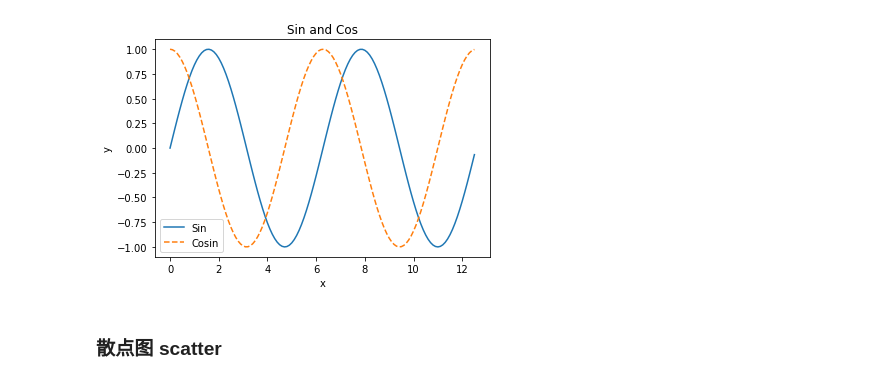
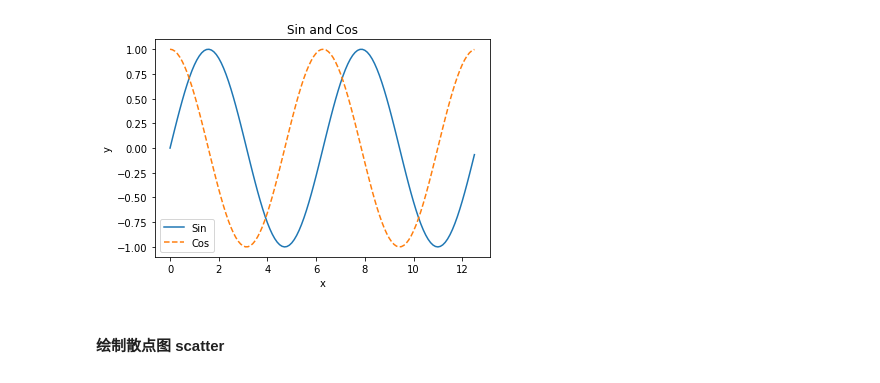
Before and after one commit to RedstoneWill/dl-from-scratch, a Jupyter notebook: 01_the_foundation_of_deep_learning.ipynb, the cells around one changed output. Cells and saved outputs as stored; diff of their text form; code cells hidden in the pictures.

```diff
--- a/01_the_foundation_of_deep_learning.ipynb
+++ b/01_the_foundation_of_deep_learning.ipynb
@@ -51,25 +339,25 @@ plt.show()  # You must call plt.show() to make graphics appear.
 # %%
-# import library
+# 导入库函数
 import numpy as np
 import matplotlib.pyplot as plt
 
-# generate data
+# 生成数据
 x = np.arange(0, 4 * np.pi, 0.1)
 y_sin = np.sin(x)
 y_cos = np.cos(x)
 
-# Plot the the figure
+# 绘图
 plt.plot(x, y_sin)
 plt.plot(x, y_cos, '--')
 plt.xlabel('x')
 plt.ylabel('y')
 plt.title('Sin and Cos')
-plt.legend(['Sin', 'Cosin'])
+plt.legend(['Sin', 'Cos'])
 plt.show()
 # %% [output]
-[figure, old version]
+[figure, new version]
 # %% [markdown]
-### 散点图 scatter
+#### 绘制散点图 scatter
 # %%
 import numpy as np
 import matplotlib.pyplot as plt
```
Also changed, not shown: parts of 84 cells of this notebook, 8 other files.
